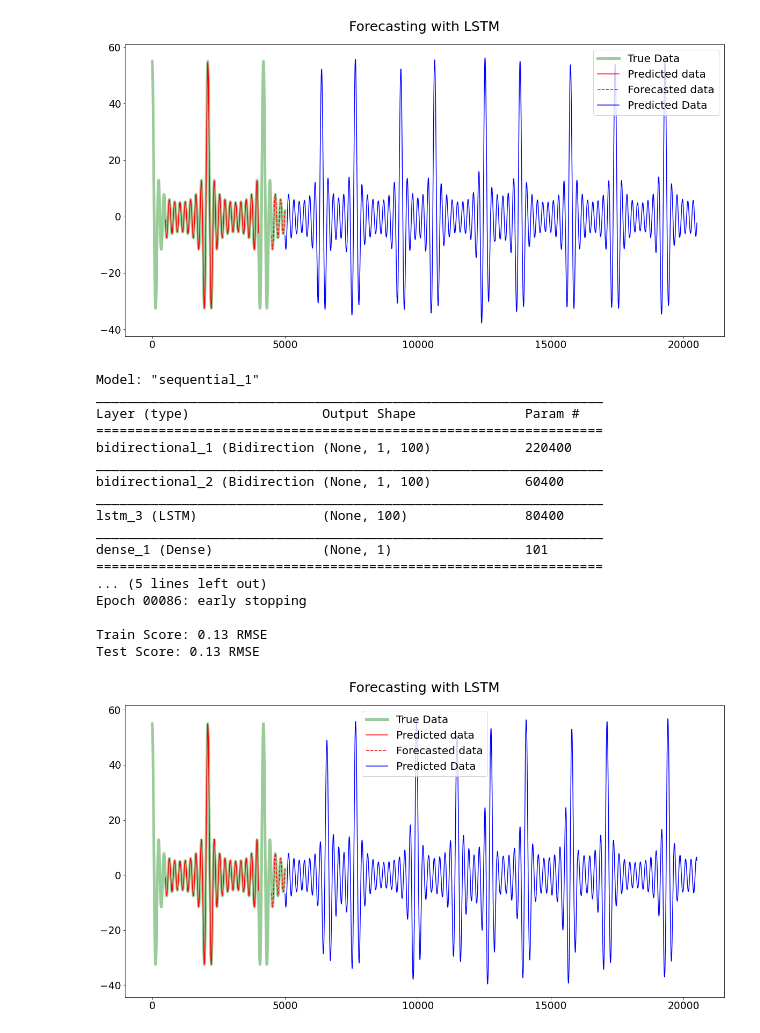
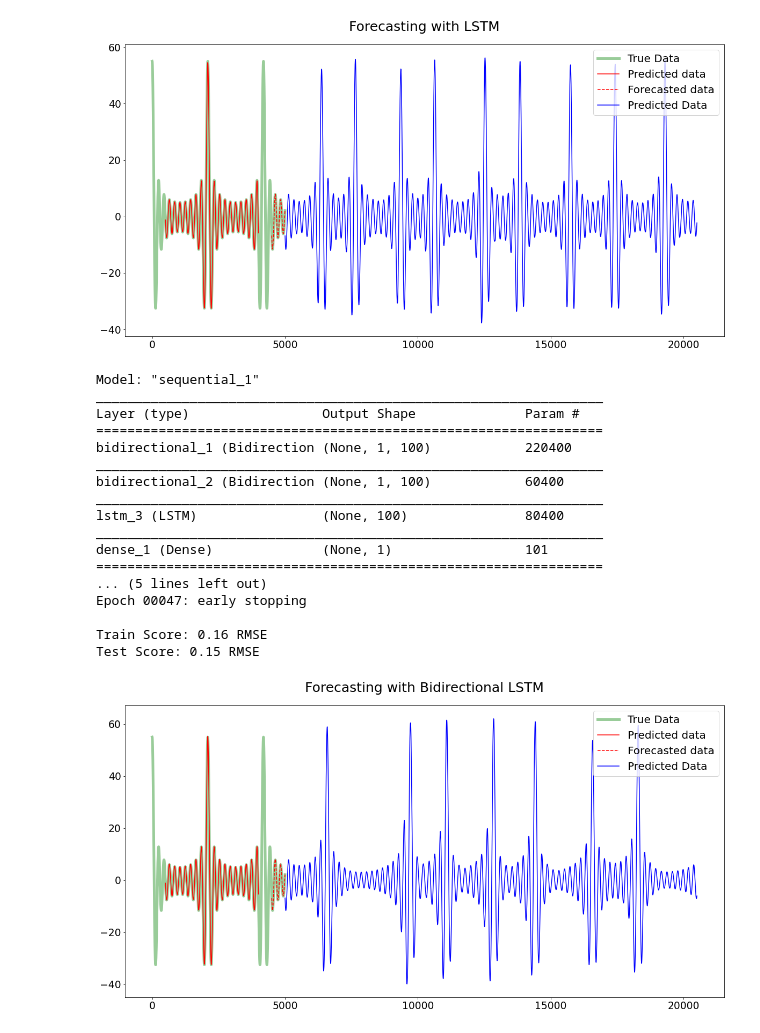
Before and after one commit to RitvikPrabhu/Machine-Learning, a Jupyter notebook: Pattern_Prediction/Neural_Networks_function_prediction_.ipynb, the cells around one changed output. Cells and saved outputs as stored; diff of their text form; code cells hidden in the pictures.

```diff
--- a/Pattern_Prediction/Neural_Networks_function_prediction_.ipynb
+++ b/Pattern_Prediction/Neural_Networks_function_prediction_.ipynb
@@ -313,7 +313,7 @@ plt.plot(scaler.inverse_transform(dataset), 'g', linewidth=5, alpha=0.4, label='
 plt.plot(trainPredictPlot, color = 'red', label = 'Predicted data')
 plt.plot(testPredictPlot, '--' , color = 'red', label = 'Forecasted data')
 plt.legend()
-plt.title('Forecasting with LSTM')
+plt.title('Forecasting with Bidirectional LSTM')
 
 ##########################################################################################################
 
@@ -337,37 +337,37 @@ for i in range(int(num_pred)+1):
   data = np.array(x[i:i+look_back]).reshape(1,1,look_back)
   result = model.predict(data)
   x.append(float(result))
 
 x = np.array(x)
 x = np.reshape(x,(x.shape[0],1))
 PredictPlot = scaler.inverse_transform(x)
 res = np.arange(N,N+len(Y[-look_back:])+num_pred+1)
 
 plt.plot(res, PredictPlot, label = 'Predicted Data', c = 'b')
 
 plt.legend()
 
 
 plt.show()
 # %% [output]
 Model: "sequential_1"
 _________________________________________________________________
 Layer (type)                 Output Shape              Param #
 =================================================================
 bidirectional_1 (Bidirection (None, 1, 100)            220400
 _________________________________________________________________
 bidirectional_2 (Bidirection (None, 1, 100)            60400
 _________________________________________________________________
 lstm_3 (LSTM)                (None, 100)               80400
 _________________________________________________________________
 dense_1 (Dense)              (None, 1)                 101
 =================================================================
 ... (5 lines left out)
-Epoch 00086: early stopping
+Epoch 00047: early stopping
 
-Train Score: 0.13 RMSE
-Test Score: 0.13 RMSE
+Train Score: 0.16 RMSE
+Test Score: 0.15 RMSE
-[figure, old version]
+[figure, new version]
 # %%
 N = 5000
 # convert an array of values into a dataset matrix
```
Also changed, not shown: parts of 2 cells of this notebook.
